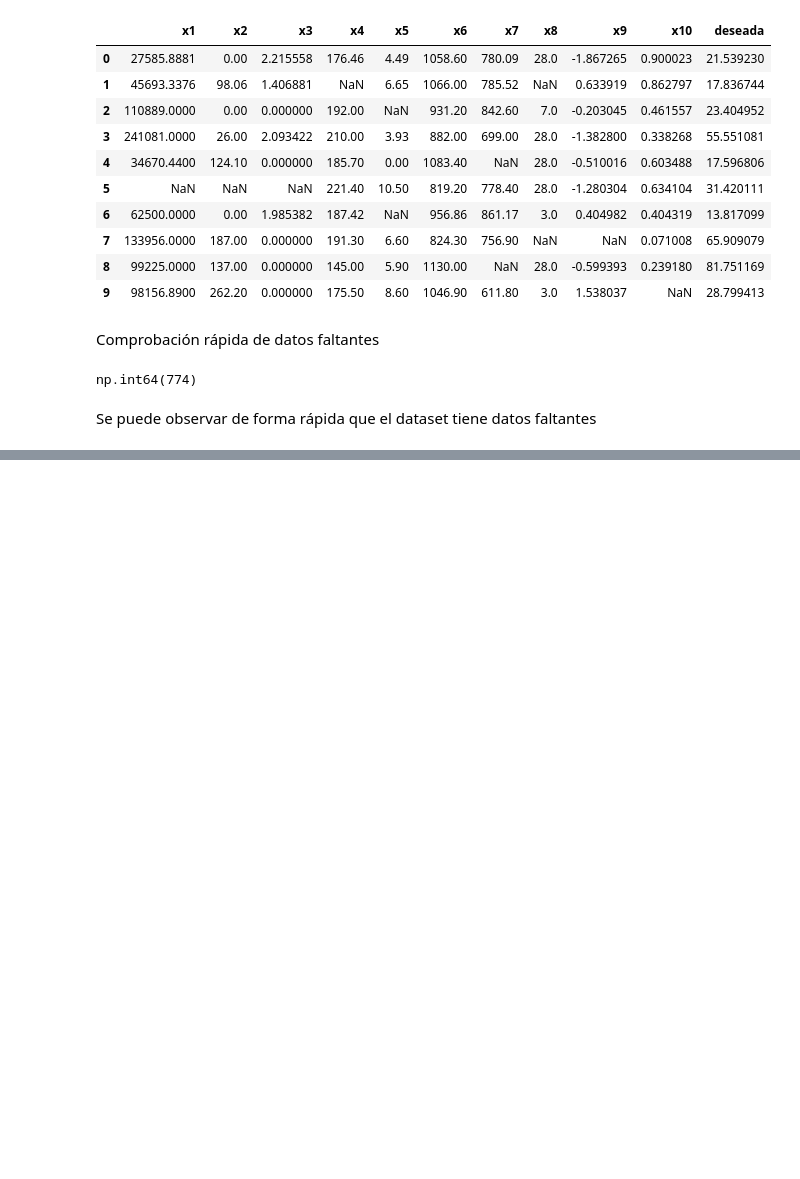
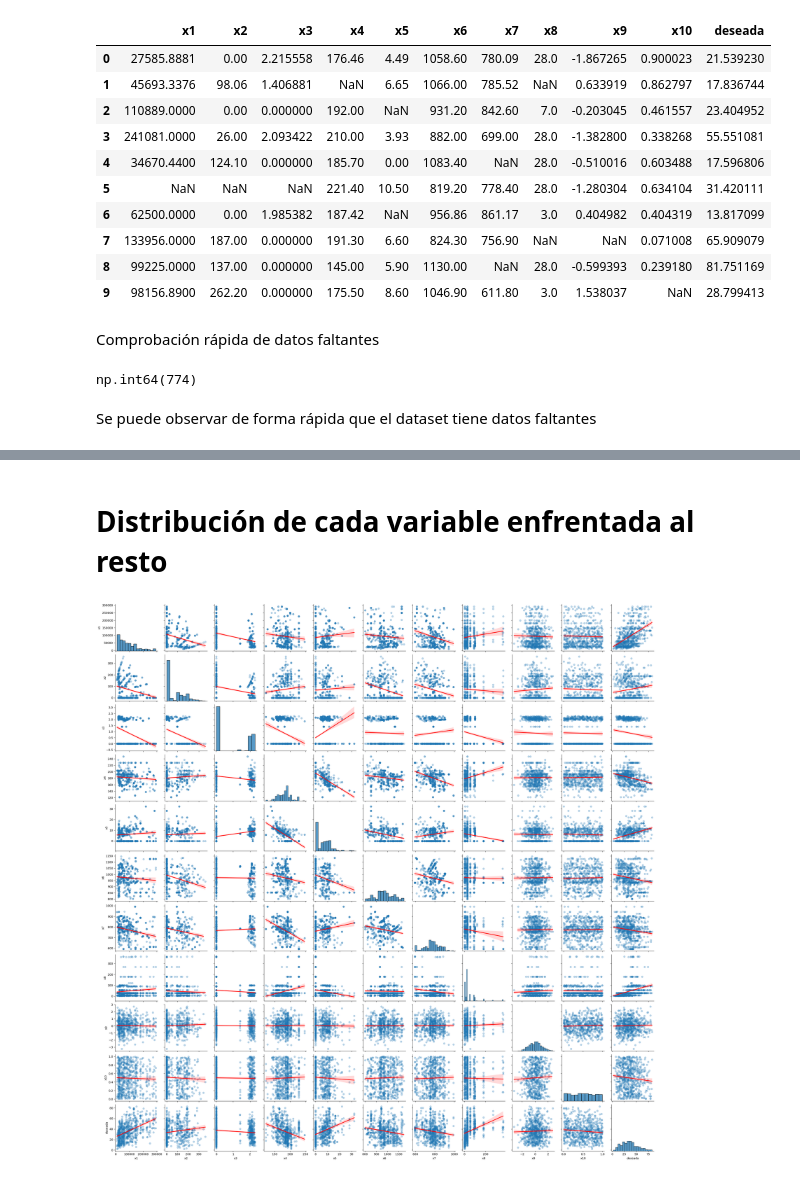
Before and after one commit to cestort/datathon, a Jupyter notebook: datathon.ipynb, the cells around one changed output, grey strips where cells are left out. Cells and saved outputs as stored; diff of their text form; code cells hidden in the pictures; blank space fills up the shorter version.

```diff
--- a/datathon.ipynb
+++ b/datathon.ipynb
@@ -75,0 +185,13 @@ Si comparamos el total de registros de la columna target "deseada" y lo comparam
+# %% [markdown]
+# Distribución de cada variable enfrentada al resto
+# %%
+
+
+# Distribución de cada variable enfrentada al resto
+sns.pairplot(df, kind="reg",
+             plot_kws={"line_kws": {"color": "red"},
+                       "scatter_kws": {"alpha": 0.3}})
+
+plt.show()
+# %% [output]
+[figure, added]
```
Also changed, not shown: parts of 21 cells of this notebook, 2 other files.
